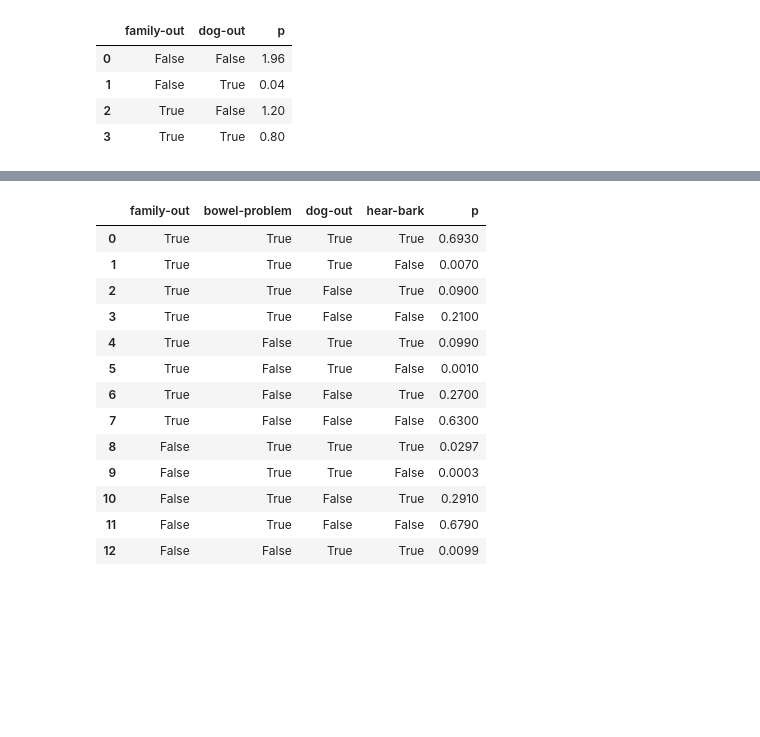
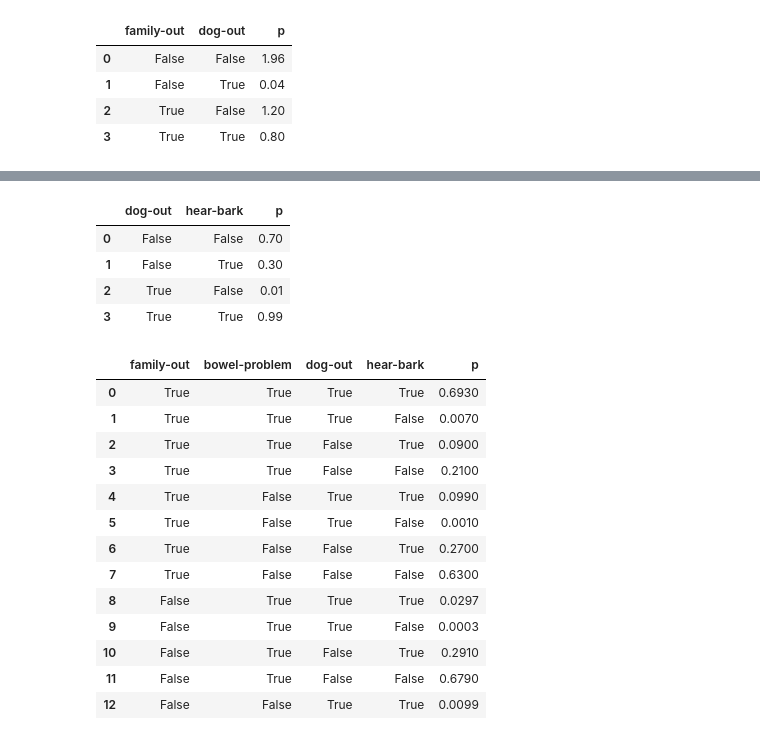
Before and after one commit to valbuc/KR-Project2, a Jupyter notebook: Task1.ipynb, the cells around one changed output, grey strips where cells are left out. Cells and saved outputs as stored; diff of their text form; code cells hidden in the pictures; blank space fills up the shorter version.

```diff
--- a/Task1.ipynb
+++ b/Task1.ipynb
@@ -108,3 +153,12 @@ reasoner.sum_out(factor, ['bowel-problem'])
+# %%
+bark = dogproblem.get_cpt('hear-bark')
+bark
+# %% [output]
+|  | dog-out | hear-bark | p |
+| 0 | False | False | 0.70 |
+| 1 | False | True | 0.30 |
+| 2 | True | False | 0.01 |
+| 3 | True | True | 0.99 |
 # %%
 dog = dogproblem.get_cpt('dog-out')
 bark = dogproblem.get_cpt('hear-bark')
```
Also changed, not shown: parts of 14 cells of this notebook, 3 other files.
